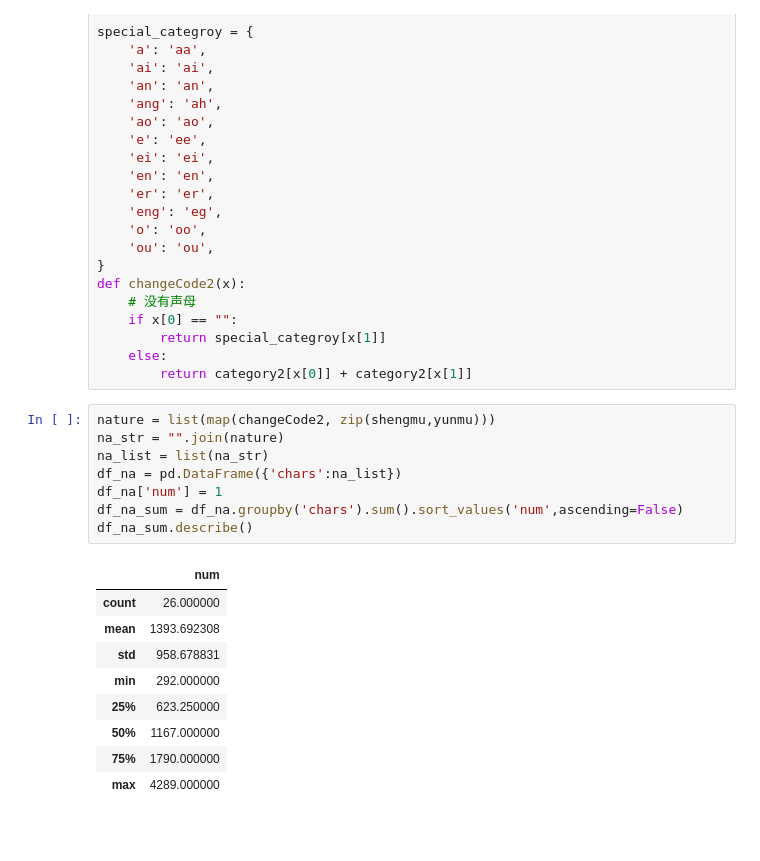
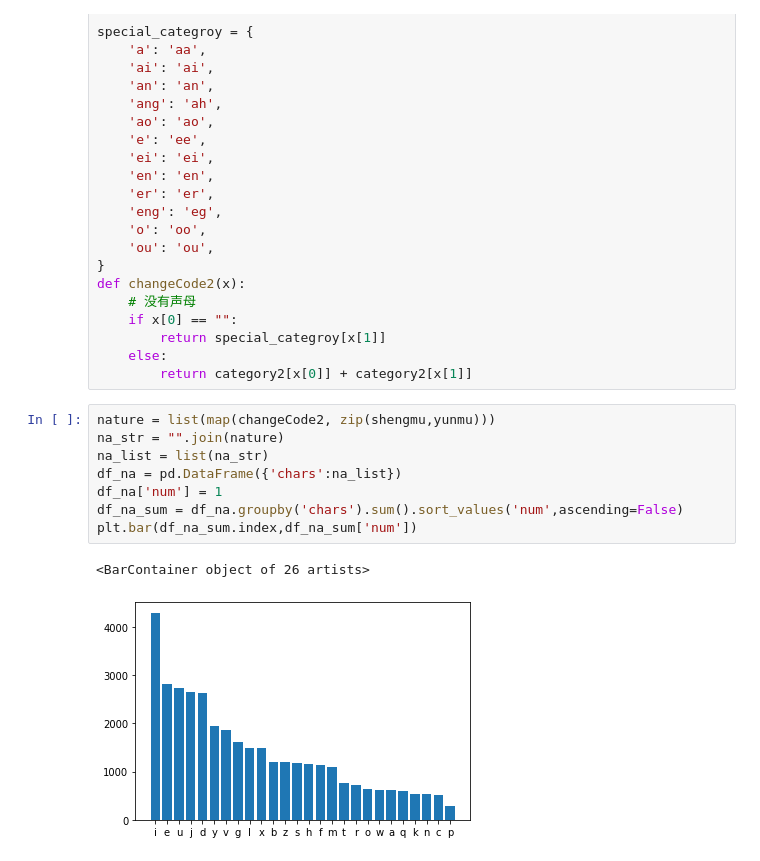
Before and after one commit to willkangliangzhu/willkangliangzhu.github.io, a Jupyter notebook: task/main.ipynb, the cells around one changed output. Cells and saved outputs as stored; diff of their text form; blank space fills up the shorter version.

```diff
--- a/task/main.ipynb
+++ b/task/main.ipynb
@@ -416,19 +416,12 @@ def changeCode2(x):
 # %%
 nature = list(map(changeCode2, zip(shengmu,yunmu)))
 na_str = "".join(nature)
 na_list = list(na_str)
 df_na = pd.DataFrame({'chars':na_list})
 df_na['num'] = 1
 df_na_sum = df_na.groupby('chars').sum().sort_values('num',ascending=False)
-df_na_sum.describe()
+plt.bar(df_na_sum.index,df_na_sum['num'])
 # %% [output]
-|  | num |
-| count | 26.000000 |
-| mean | 1393.692308 |
-| std | 958.678831 |
-| min | 292.000000 |
-| 25% | 623.250000 |
-| 50% | 1167.000000 |
-| 75% | 1790.000000 |
-| max | 4289.000000 |
+<BarContainer object of 26 artists>
+[figure, added]
 # %%
```
Also changed, not shown: parts of 3 cells of this notebook.
